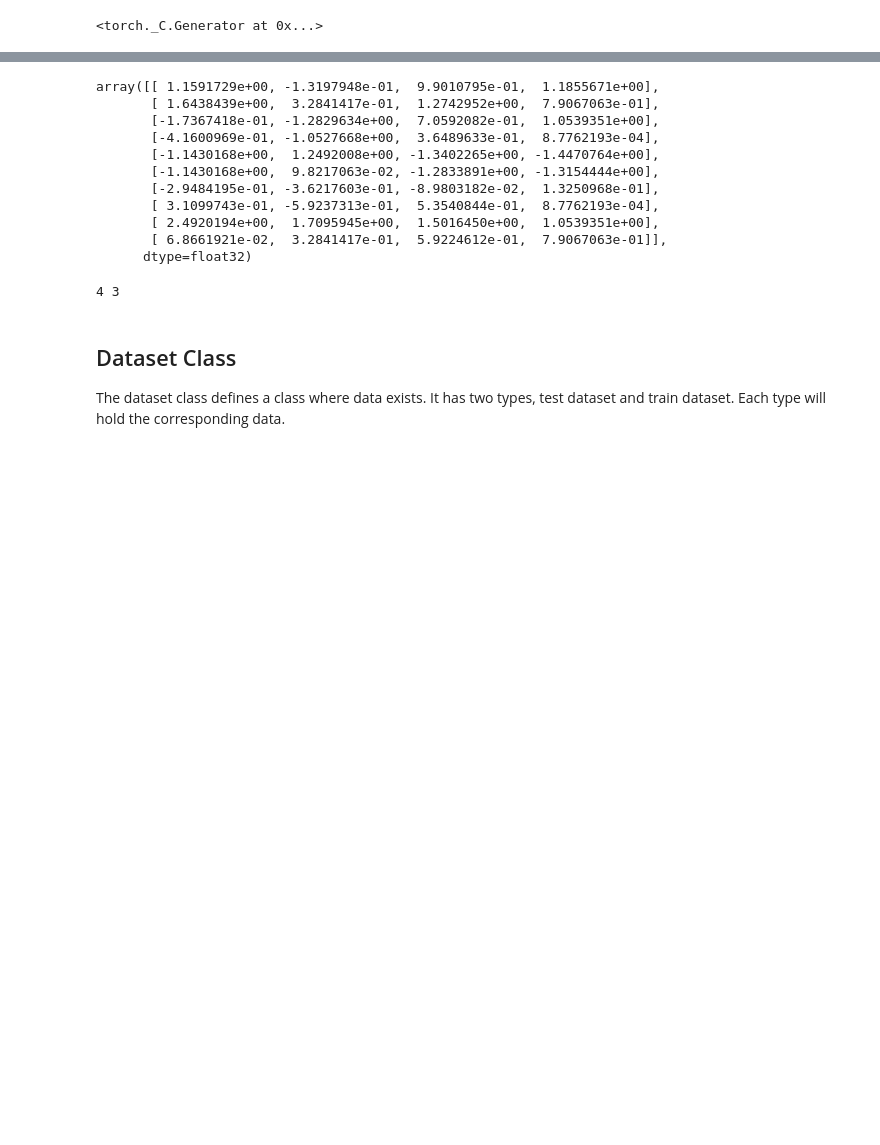
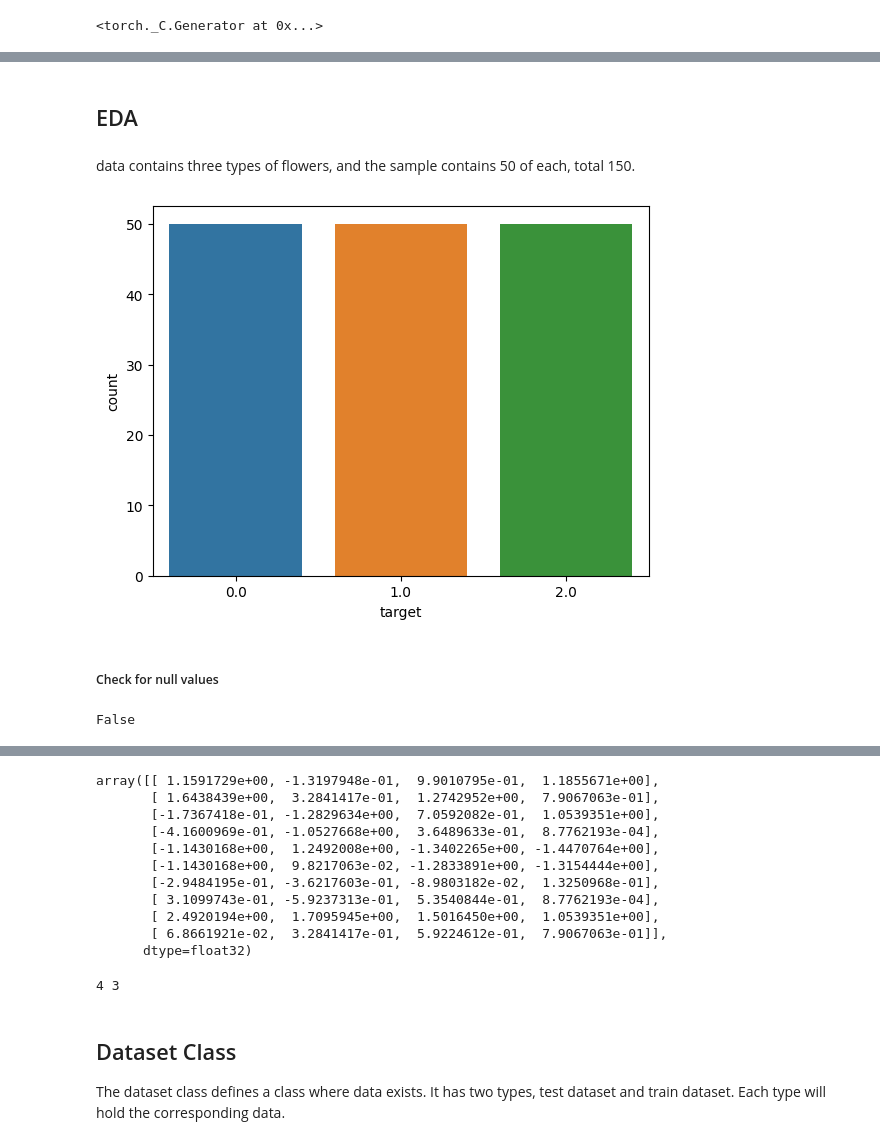
Before and after one commit to ravisiv/PyTorchTutorial, a Jupyter notebook: Iris_PyTorch.ipynb, the cells around one changed output, grey strips where cells are left out. Cells and saved outputs as stored; diff of their text form; code cells hidden in the pictures; blank space fills up the shorter version.

```diff
--- a/Iris_PyTorch.ipynb
+++ b/Iris_PyTorch.ipynb
@@ -68,0 +75,14 @@ df
+# %% [markdown]
+## EDA
+# %% [markdown]
+data contains three types of flowers, and the sample contains 50 of each, total 150.
+# %%
+ax = sns.countplot(x="target", data=df)
+# %% [output]
+[figure, added]
+# %% [markdown]
+##### Check for null values
+# %%
+df.isnull().values.any()
+# %% [output]
+False
```
Also changed, not shown: parts of 20 cells of this notebook.
